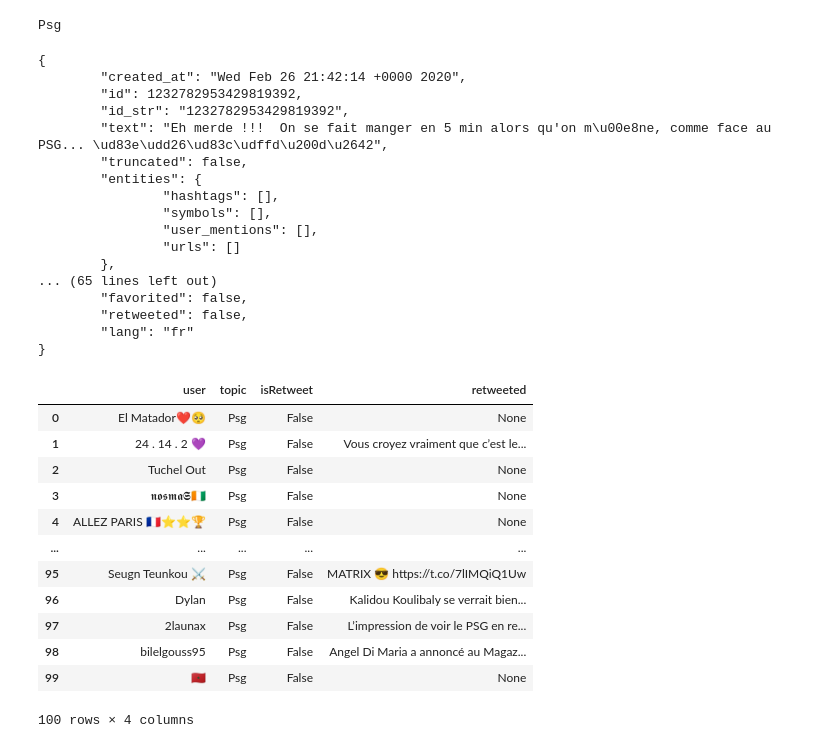
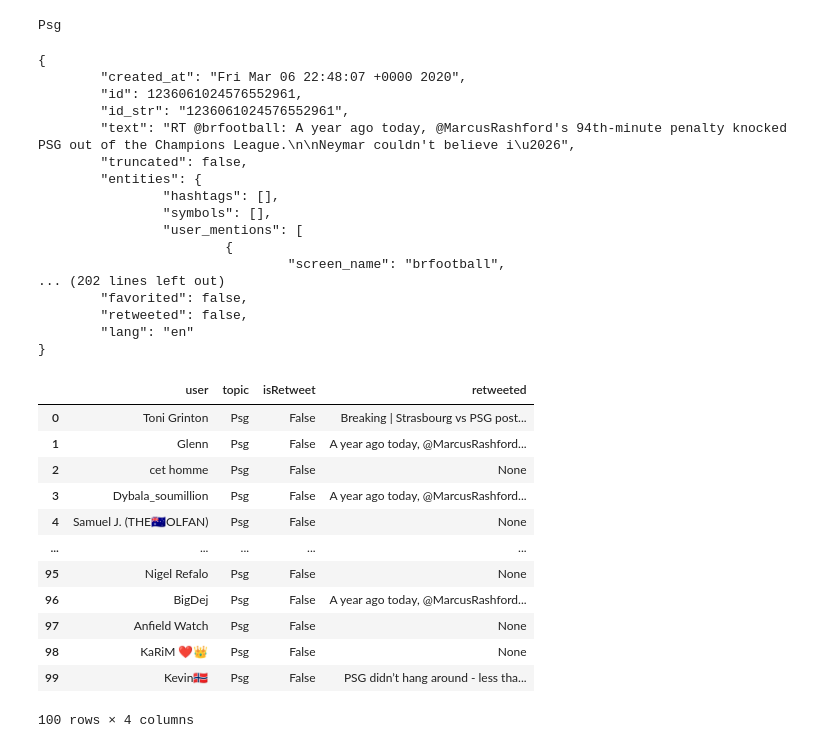
Before and after one commit to SylvainVerdy/Play-On-Twitter-data---NLP, a Jupyter notebook: twitter_get_data.ipynb, the cells around one changed output. Drawn from its saved outputs; the diff is of its cells as text; code cells hidden in the pictures.

```diff
--- a/twitter_get_data.ipynb
+++ b/twitter_get_data.ipynb
@@ -25,8 +25,8 @@ from PIL import Image
 from wordcloud import WordCloud, STOPWORDS
 # %%
 #@title Enter Twitter Credentials
-TWITTER_KEY = '' #@param {type:"string"}
-TWITTER_SECRET_KEY = '' #@param {type:"string"}
+TWITTER_KEY = 'wdxfS7Dsv3YtVK7pj5EfWv4rS' #@param {type:"string"}
+TWITTER_SECRET_KEY = 'HnkTGH0KOLNUwFclKNAiBHS2pEyo4MXfvd535ZQKc7TbCTg0pf' #@param {type:"string"}
 # %%
 # Authenticate
 auth = tweepy.AppAuthHandler(TWITTER_KEY, TWITTER_SECRET_KEY)
@@ -44,7 +44,7 @@ searchQuery = "PSG "
 tweetsPerQry = 100  # this is the max the API permits
 
 maxTweets = 10000
-new_tweets = api.search(q=searchQuery, count=tweetsPerQry, lang="fr")
+new_tweets = api.search(q=searchQuery, count=tweetsPerQry, lang="en")
 topic = searchQuery[0:searchQuery.find('-')].capitalize().strip()
 print(topic)
 # %% [output]
@@ -54,21 +54,21 @@ Psg
 print(json.dumps(new_tweets[3]._json,indent=8))
 # %% [output]
 {
-        "created_at": "Wed Feb 26 21:42:14 +0000 2020",
-        "id": 1232782953429819392,
-        "id_str": "1232782953429819392",
-        "text": "Eh merde !!!  On se fait manger en 5 min alors qu'on m\u00e8ne, comme face au PSG... \ud83e\udd26\ud83c\udffd\u200d\u2642",
+        "created_at": "Fri Mar 06 22:48:07 +0000 2020",
+        "id": 1236061024576552961,
+        "id_str": "1236061024576552961",
+        "text": "RT @brfootball: A year ago today, @MarcusRashford's 94th-minute penalty knocked PSG out of the Champions League.\n\nNeymar couldn't believe i\u2026",
         "truncated": false,
         "entities": {
                 "hashtags": [],
                 "symbols": [],
-                "user_mentions": [],
-                "urls": []
-        },
-... (65 lines left out)
+                "user_mentions": [
+                        {
+                                "screen_name": "brfootball",
+... (202 lines left out)
         "favorited": false,
         "retweeted": false,
-        "lang": "fr"
+        "lang": "en"
 }
 # %%
 tweet_list = []
@@ -83,18 +83,20 @@ for tweet in range(len(new_tweets)):
   isRetweet = new_tweets[tweet]._json["retweeted"]
   tweet_list.append([tweet_user, topic, isRetweet, retweet_text])
 
-pd.DataFrame(tweet_list,columns=["user", "topic", "isRetweet", "retweeted"])
+df = pd.DataFrame(tweet_list,columns=["user", "topic", "isRetweet", "retweeted"])
-# %% [output]
-|  | user | topic | isRetweet | retweeted |
-| 0 | El Matador❤️🥺 | Psg | False | None |
-| 1 | 24 . 14 . 2 💜 | Psg | False | Vous croyez vraiment que c’est le... |
-| 2 | Tuchel Out | Psg | False | None |
-| 3 | 𝖓𝖔𝖘𝖒𝖆𝕾🇨🇮 | Psg | False | None |
-| 4 | ALLEZ PARIS 🇫🇷⭐⭐🏆 | Psg | False | None |
-| ... | ... | ... | ... | ... |
-| 95 | Seugn Teunkou ⚔️ | Psg | False | MATRIX 😎 https://t.co/7lIMQiQ1Uw |
-| 96 | Dylan | Psg | False | Kalidou Koulibaly se verrait bien... |
-| 97 | 2launax | Psg | False | L’impression de voir le PSG en re... |
-| 98 | bilelgouss95 | Psg | False | Angel Di Maria a annoncé au Magaz... |
-| 99 | 🇲🇦 | Psg | False | None |
-100 rows × 4 columns
+# %%
+df
+# %% [output]
+|  | user | topic | isRetweet | retweeted |
+| 0 | Toni Grinton | Psg | False | Breaking | Strasbourg vs PSG post... |
+| 1 | Glenn | Psg | False | A year ago today, @MarcusRashford... |
+| 2 | cet homme | Psg | False | None |
+| 3 | Dybala_soumillion | Psg | False | A year ago today, @MarcusRashford... |
+| 4 | Samuel J. (THE🇦🇺OLFAN) | Psg | False | None |
+| ... | ... | ... | ... | ... |
+| 95 | Nigel Refalo | Psg | False | None |
+| 96 | BigDej | Psg | False | A year ago today, @MarcusRashford... |
+| 97 | Anfield Watch | Psg | False | None |
+| 98 | KaRiM ❤👑 | Psg | False | None |
+| 99 | Kevin🇳🇴 | Psg | False | PSG didn’t hang around - less tha... |
+100 rows × 4 columns
```
Also changed, not shown: parts of 7 cells of this notebook.
